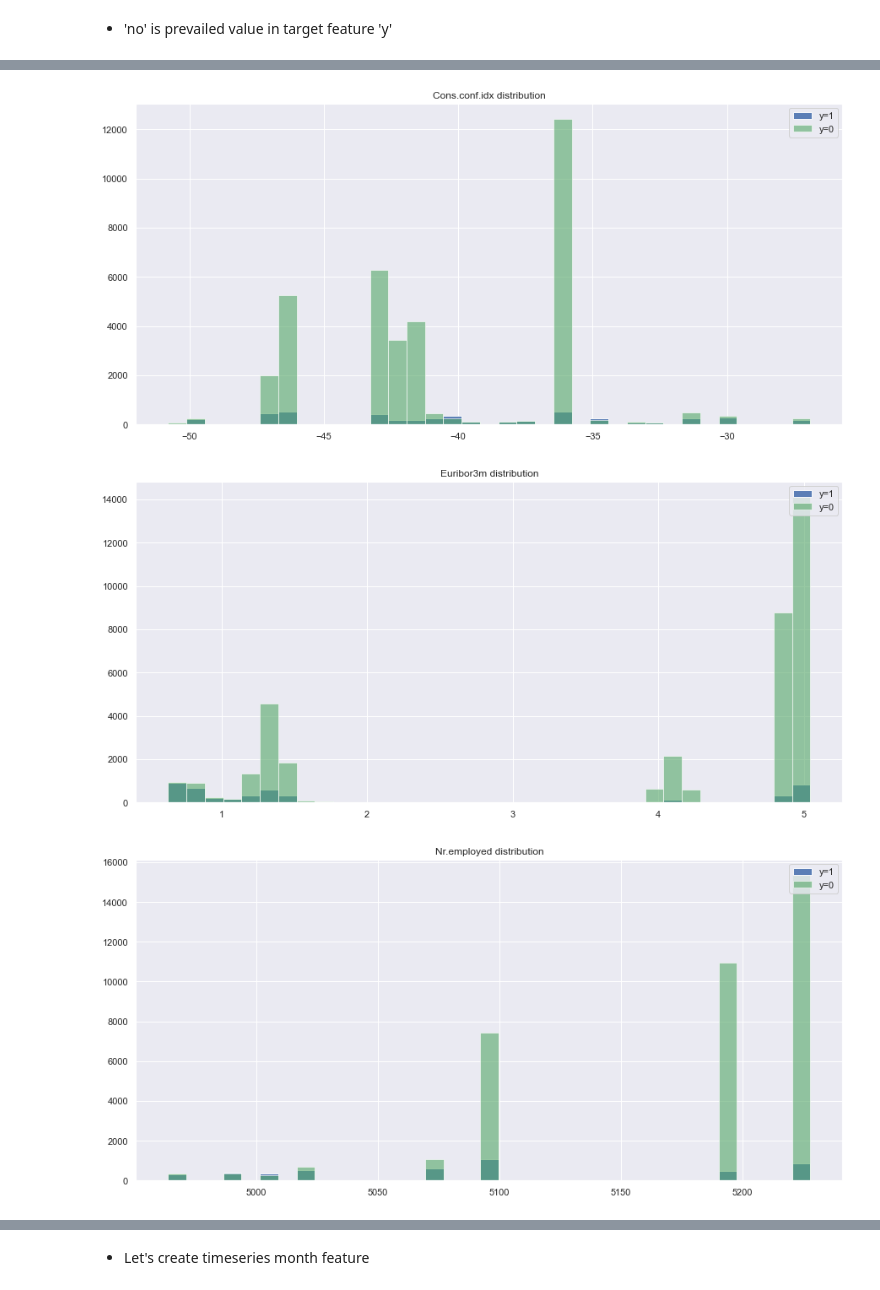
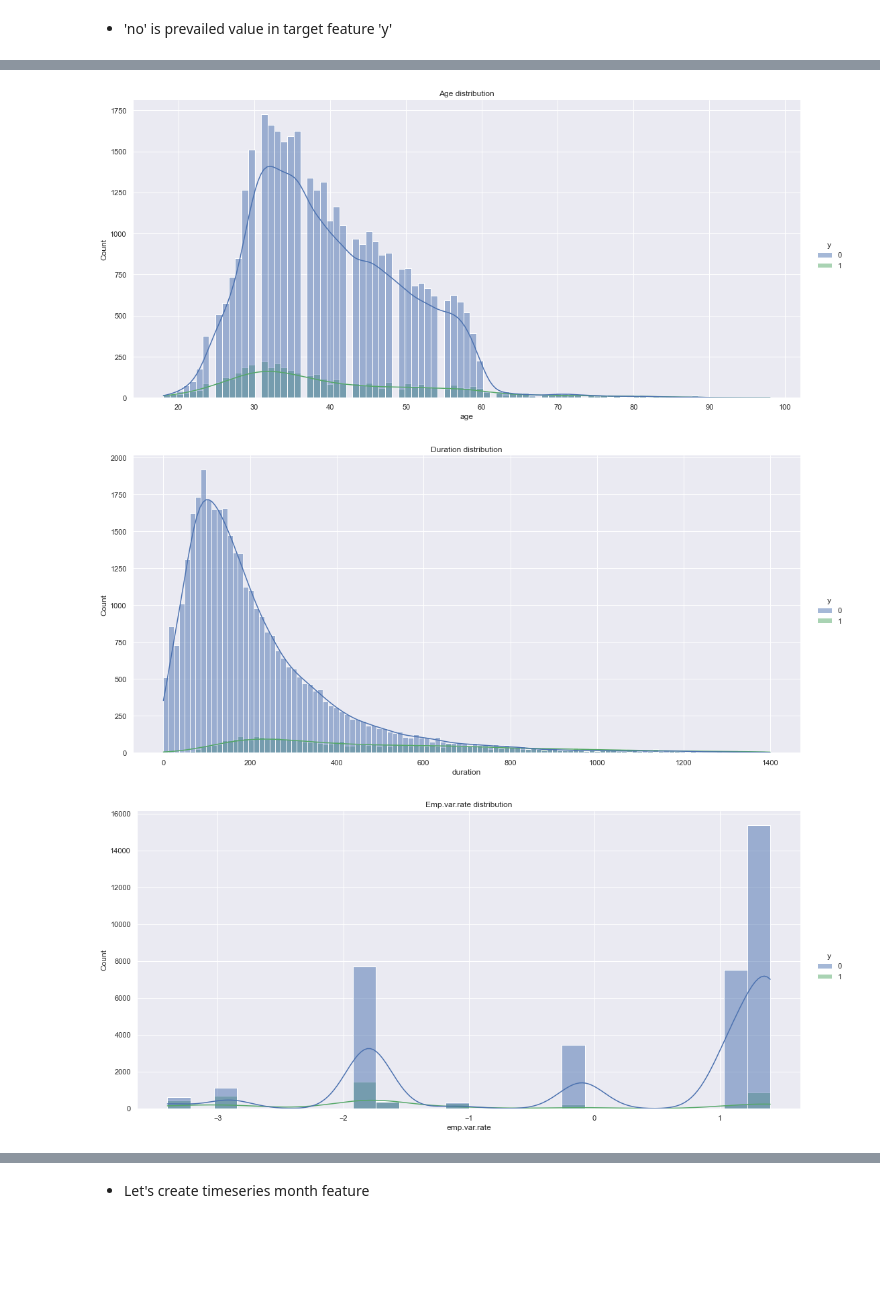
Before and after one commit to alsing/Bank-Marketing-UCI, a Jupyter notebook: notebooks/EDA.ipynb, the cells around one changed output, grey strips where cells are left out. Cells and saved outputs as stored; diff of their text form; code cells hidden in the pictures; blank space fills up the shorter version.

```diff
--- a/notebooks/EDA.ipynb
+++ b/notebooks/EDA.ipynb
@@ -173,10 +230,7 @@ for cat, fontsize in categorical.items():
 # %%
 def create_hist(feature, minimum=-np.inf, maximum=np.inf):
-    fig = plt.figure(figsize=(15, 7))
     plt.style.use('seaborn-deep')
-    plt.hist(bank_data[(bank_data['y'] == 1) & (bank_data[feature] >= minimum) & (bank_data[feature] <= maximum)][feature],
-             alpha=0.9, label='y=1', bins=35)
-    plt.hist(bank_data[(bank_data['y'] == 0) & (bank_data[feature] >= minimum) & (bank_data[feature] <= maximum)][feature],
-             alpha=0.6, label='y=0', bins=35)
-    plt.legend(loc='upper right')
+    sns.displot(data=bank_data[(bank_data[feature] >= minimum) & (bank_data[feature] <= maximum)],
+                x=feature, hue='y', alpha=0.5, kde=True, height=7.0, aspect=15.0/7.0)
     plt.title('{} distribution'.format(feature.capitalize()))
+    plt.show()
@@ -199,12 +237,11 @@ create_hist('cons.price.idx')
-# %%
-create_hist('cons.conf.idx')
-# %% [output]
-[figure, removed]
-# %%
-create_hist('euribor3m')
-# %% [output]
-[figure, removed]
-# %%
-create_hist('nr.employed')
-# %% [output]
-[figure, removed]
+# %%
+numerical = {'age': (18, 100), 'duration': (0, 1400), 'emp.var.rate': (-np.inf, np.inf), 'cons.price.idx': (-np.inf, np.inf),
+            'cons.conf.idx': (-np.inf, np.inf), 'euribor3m': (-np.inf, np.inf), 'nr.employed': (-np.inf, np.inf),
+             'previous': (0, 4), 'pdays': (-np.inf, np.inf), 'campaign': (0, 7)}
+
+for num, limits in numerical.items():
+    create_hist(num, limits[0], limits[1])
+# %% [output]
+[figure, added]
+[figure, added]
+[figure, added]
```
Also changed, not shown: parts of 51 cells of this notebook.
